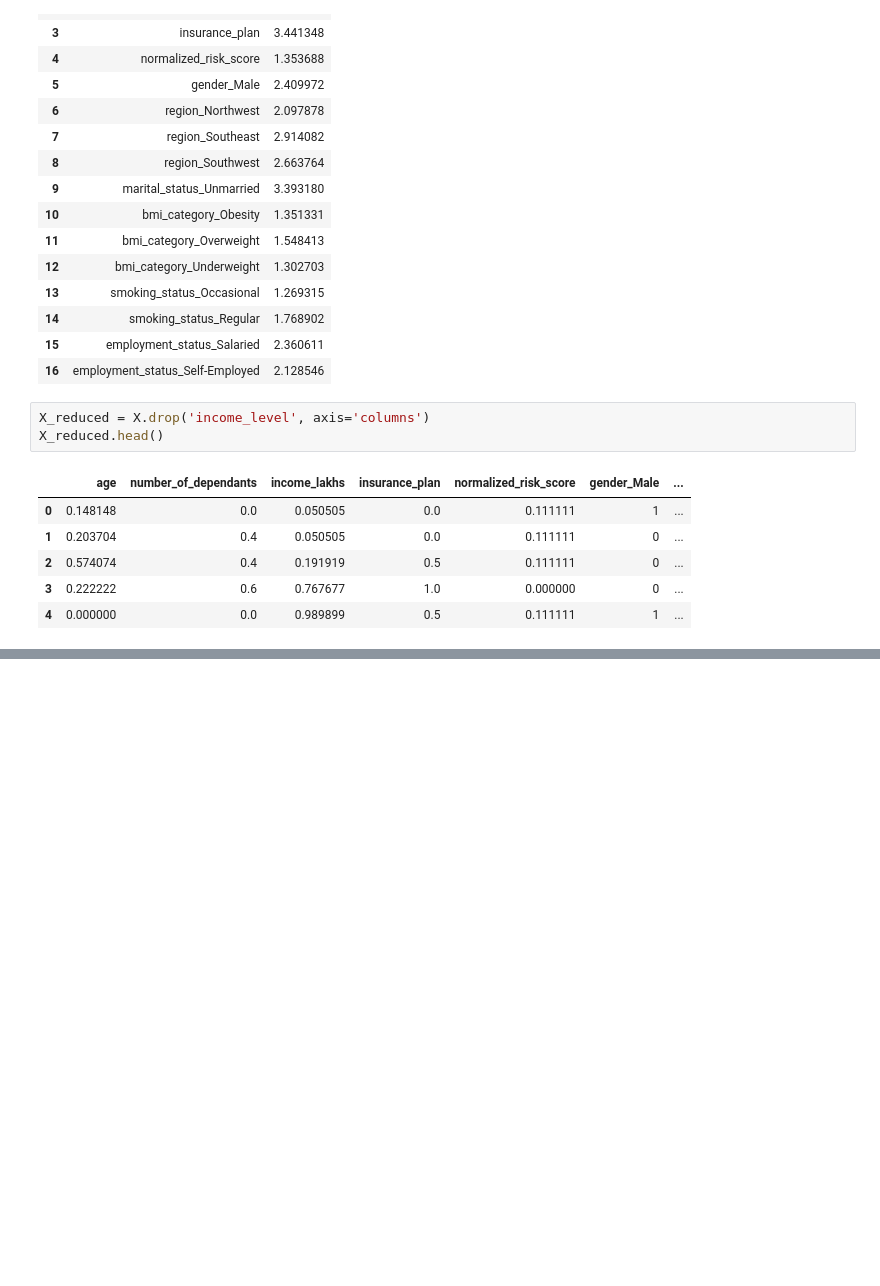
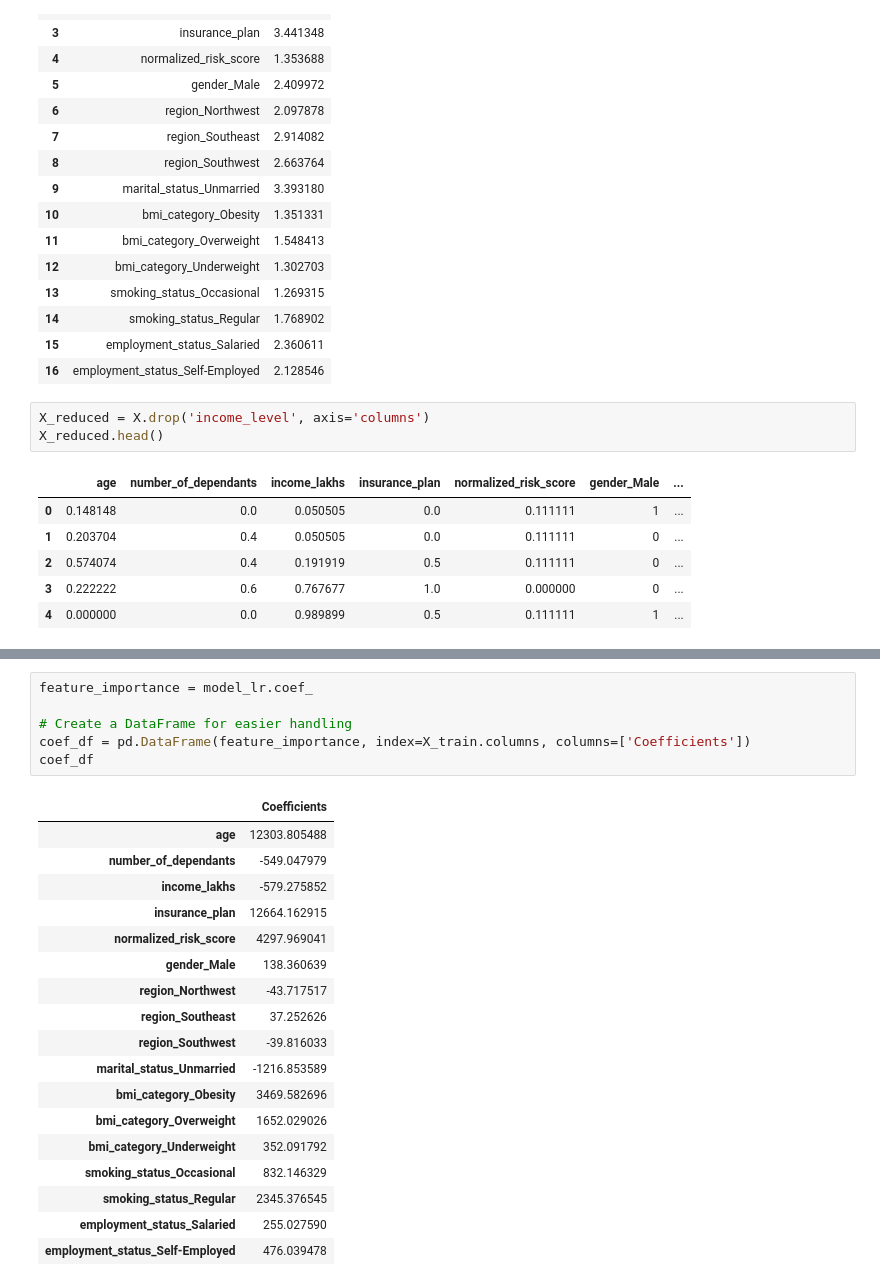
Before and after one commit to ByteMeRadi/Healthcare-Premium-Prediction-App, a Jupyter notebook: data_cleaning/ml_premium_prediction.ipynb, the cells around one changed output, grey strips where cells are left out. Cells and saved outputs as stored; diff of their text form; blank space fills up the shorter version.

```diff
--- a/data_cleaning/ml_premium_prediction.ipynb
+++ b/data_cleaning/ml_premium_prediction.ipynb
@@ -586,0 +648,25 @@ X_reduced.head()
+# %%
+feature_importance = model_lr.coef_
+
+# Create a DataFrame for easier handling
+coef_df = pd.DataFrame(feature_importance, index=X_train.columns, columns=['Coefficients'])
+coef_df
+# %% [output]
+|  | Coefficients |
+| age | 12303.805488 |
+| number_of_dependants | -549.047979 |
+| income_lakhs | -579.275852 |
+| insurance_plan | 12664.162915 |
+| normalized_risk_score | 4297.969041 |
+| gender_Male | 138.360639 |
+| region_Northwest | -43.717517 |
+| region_Southeast | 37.252626 |
+| region_Southwest | -39.816033 |
+| marital_status_Unmarried | -1216.853589 |
+| bmi_category_Obesity | 3469.582696 |
+| bmi_category_Overweight | 1652.029026 |
+| bmi_category_Underweight | 352.091792 |
+| smoking_status_Occasional | 832.146329 |
+| smoking_status_Regular | 2345.376545 |
+| employment_status_Salaried | 255.027590 |
+| employment_status_Self-Employed | 476.039478 |
```
Also changed, not shown: parts of 20 cells of this notebook.
